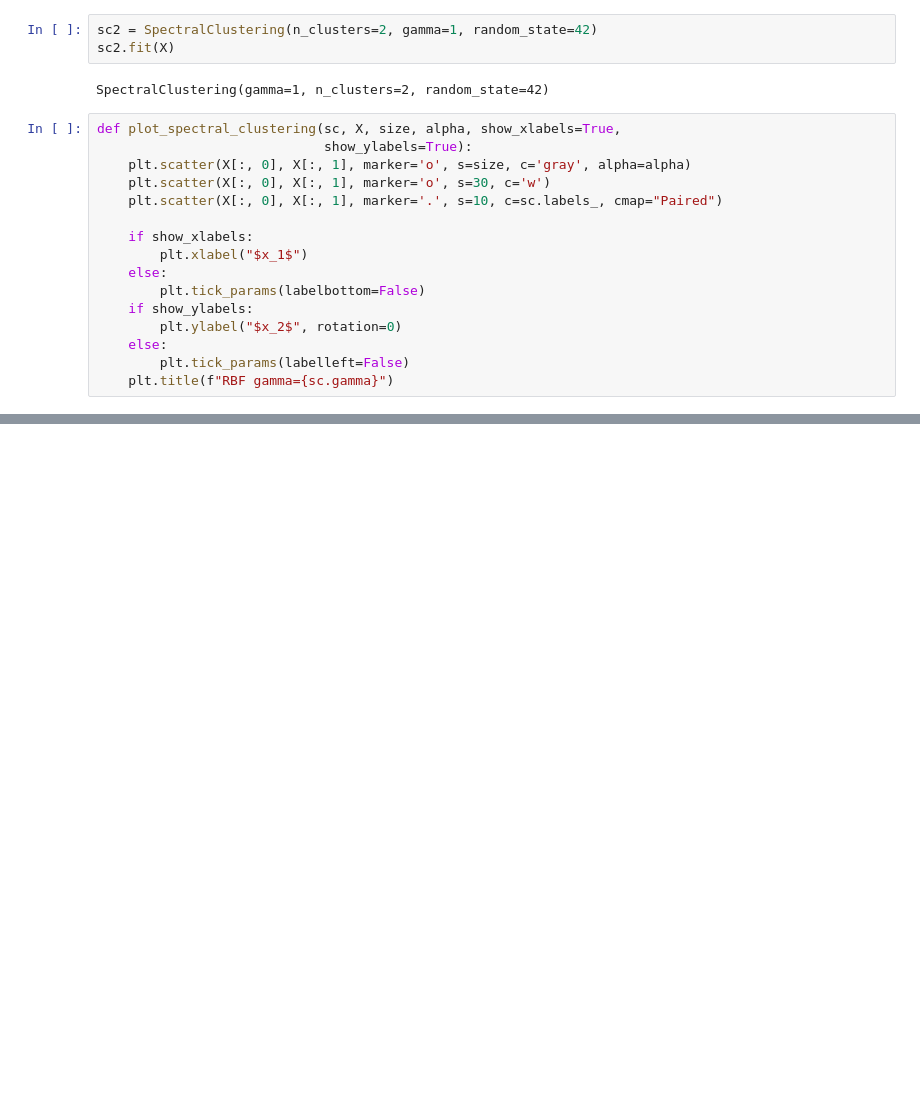
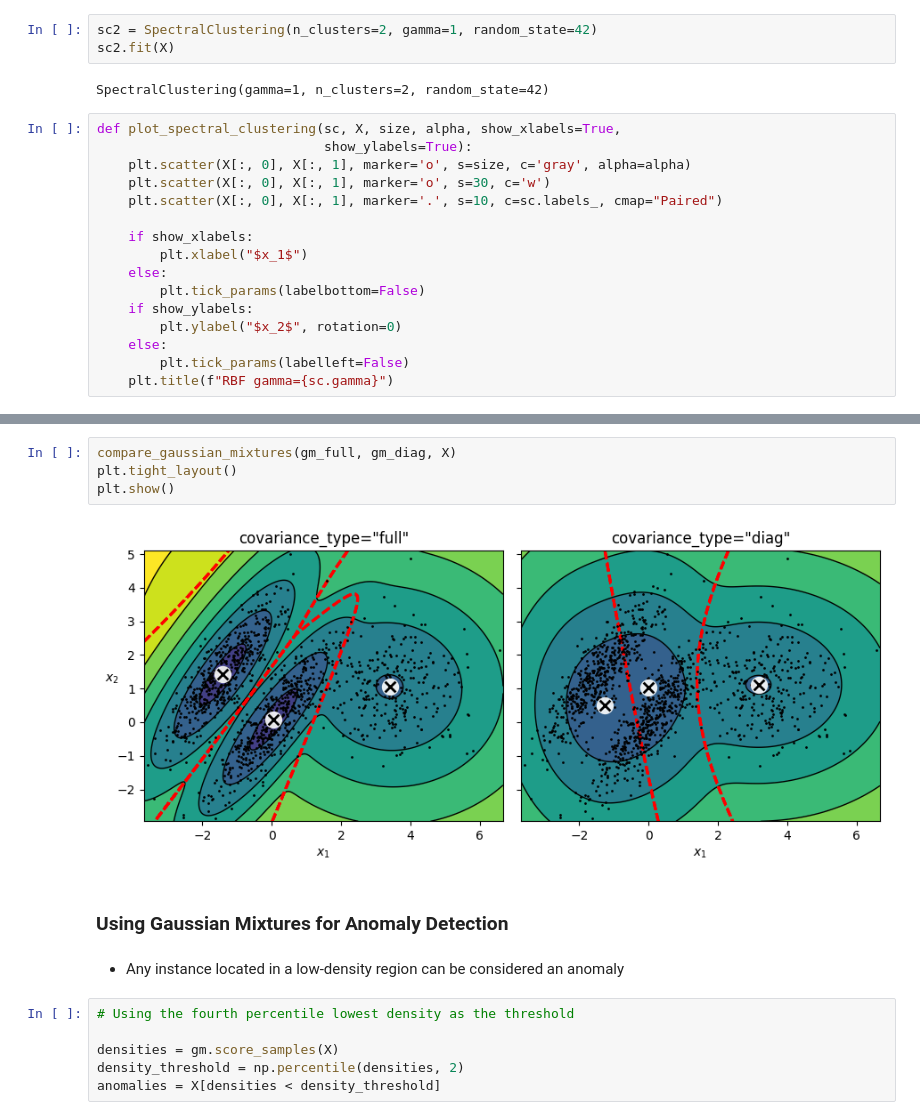
Before and after one commit to KANGWEII/hands_on_ml, a Jupyter notebook: Chapter09/unsupervised_learning_techniques.ipynb, the cells around one changed output, grey strips where cells are left out. Cells and saved outputs as stored; diff of their text form; blank space fills up the shorter version.

```diff
--- a/Chapter09/unsupervised_learning_techniques.ipynb
+++ b/Chapter09/unsupervised_learning_techniques.ipynb
@@ -1006,0 +1187,16 @@ plt.show()
+# %%
+compare_gaussian_mixtures(gm_full, gm_diag, X)
+plt.tight_layout()
+plt.show()
+# %% [output]
+[figure, added]
+# %% [markdown]
+### Using Gaussian Mixtures for Anomaly Detection
+# %% [markdown]
+- Any instance located in a low-density region can be considered an anomaly
+# %%
+# Using the fourth percentile lowest density as the threshold
+
+densities = gm.score_samples(X)
+density_threshold = np.percentile(densities, 2)
+anomalies = X[densities < density_threshold]
```
Also changed, not shown: parts of 32 cells of this notebook.
